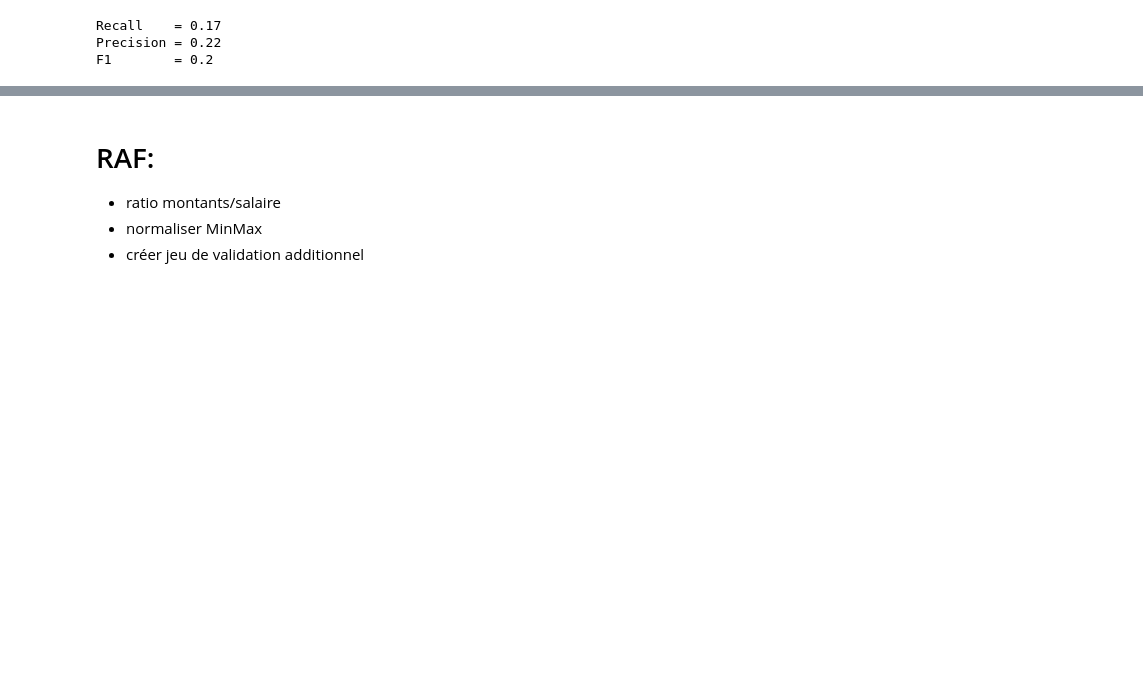
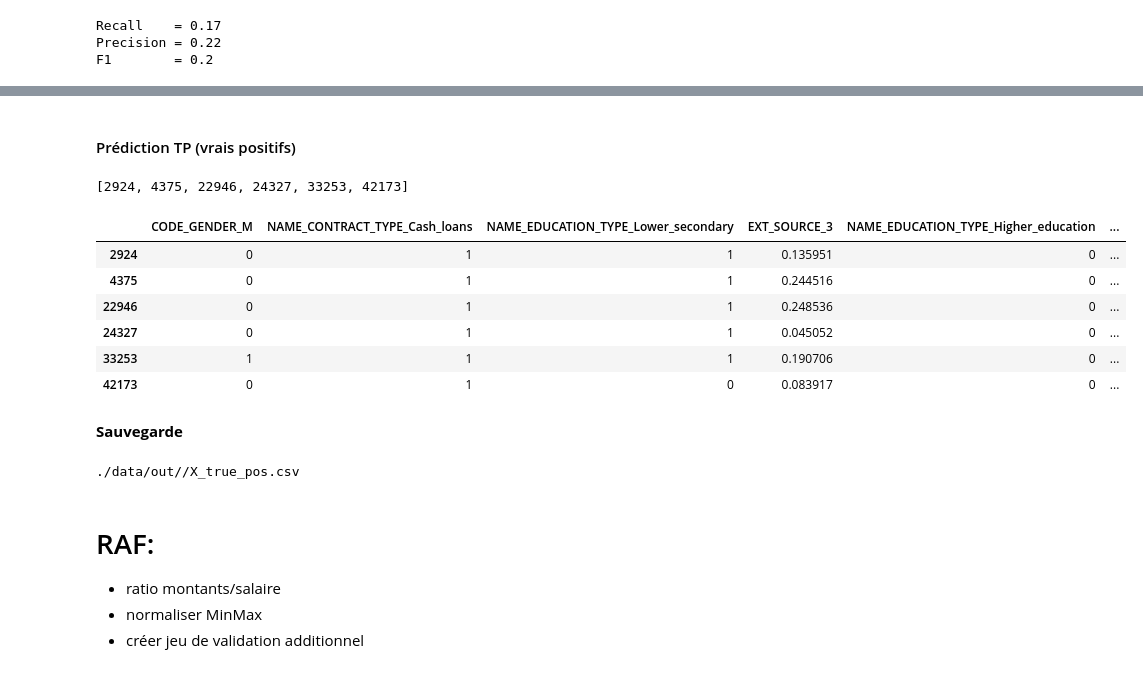
Before and after one commit to JeanRosselVallee/project_7, a Jupyter notebook: modeling/Jean_Vallée_2_notebook_modelisation_042024.ipynb, the cells around one changed output, grey strips where cells are left out. Saved outputs shown, nothing was run; the diff lists cells and outputs as text; code cells hidden in the pictures; blank space fills up the shorter version.

```diff
--- a/modeling/Jean_Vallée_2_notebook_modelisation_042024.ipynb
+++ b/modeling/Jean_Vallée_2_notebook_modelisation_042024.ipynb
@@ -1596,3 +1660,31 @@ F1        = 0.2
+# %% [markdown]
+#### Prédiction TP (vrais positifs)
+# %%
+bool_prediction_is_positive = ( df_y_test['TARGET']==1 )
+bool_prediction_is_correct  = ( np_y_pred == np.array(ser_y_test) )
+df_y_true_pos = df_y_test[(bool_prediction_is_positive) & (bool_prediction_is_correct)]
+li_idx_true_pos = list(df_y_tp.index)
+li_idx_true_pos
+# %% [output]
+[2924, 4375, 22946, 24327, 33253, 42173]
+# %%
+df_X_true_pos = df_X_test[li_features_top].iloc[li_idx_true_pos]
+df_X_true_pos
+# %% [output]
+|  | CODE_GENDER_M | NAME_CONTRACT_TYPE_Cash_loans | NAME_EDUCATION_TYPE_Lower_secondary | EXT_SOURCE_3 | NAME_EDUCATION_TYPE_Higher_education | ... |
+| 2924 | 0 | 1 | 1 | 0.135951 | 0 | ... |
+| 4375 | 0 | 1 | 1 | 0.244516 | 0 | ... |
+| 22946 | 0 | 1 | 1 | 0.248536 | 0 | ... |
+| 24327 | 0 | 1 | 1 | 0.045052 | 0 | ... |
+| 33253 | 1 | 1 | 1 | 0.190706 | 0 | ... |
+| 42173 | 0 | 1 | 0 | 0.083917 | 0 | ... |
+# %% [markdown]
+**Sauvegarde**
+# %%
+df_X_true_pos.to_csv(dir_out + 'X_true_pos.csv')
+! ls $dir_out/X_true_pos.csv
+# %% [output]
+./data/out//X_true_pos.csv
 # %% [markdown]
 # RAF:
 - ratio montants/salaire
```
Also changed, not shown: parts of 23 cells of this notebook, 14 other files.
